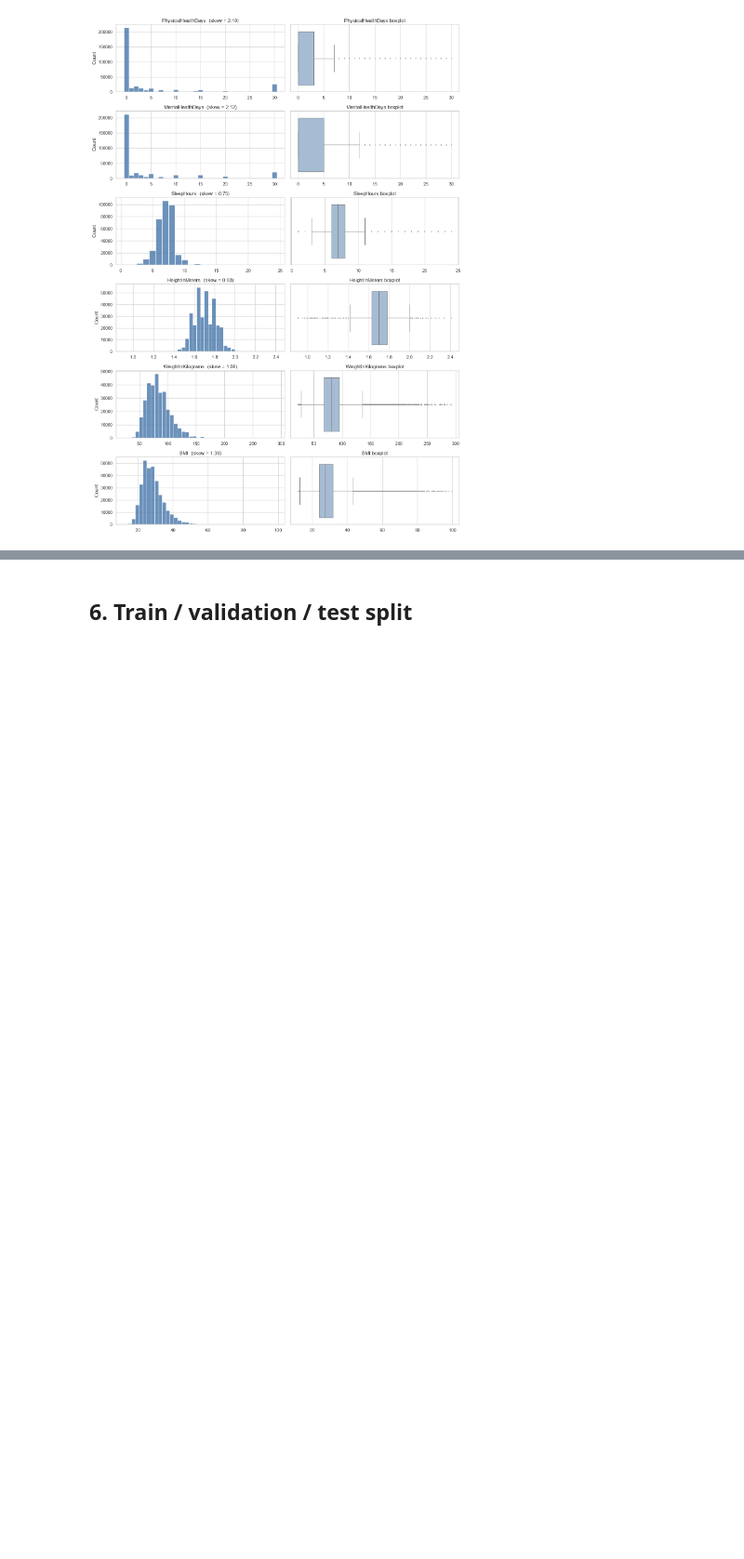
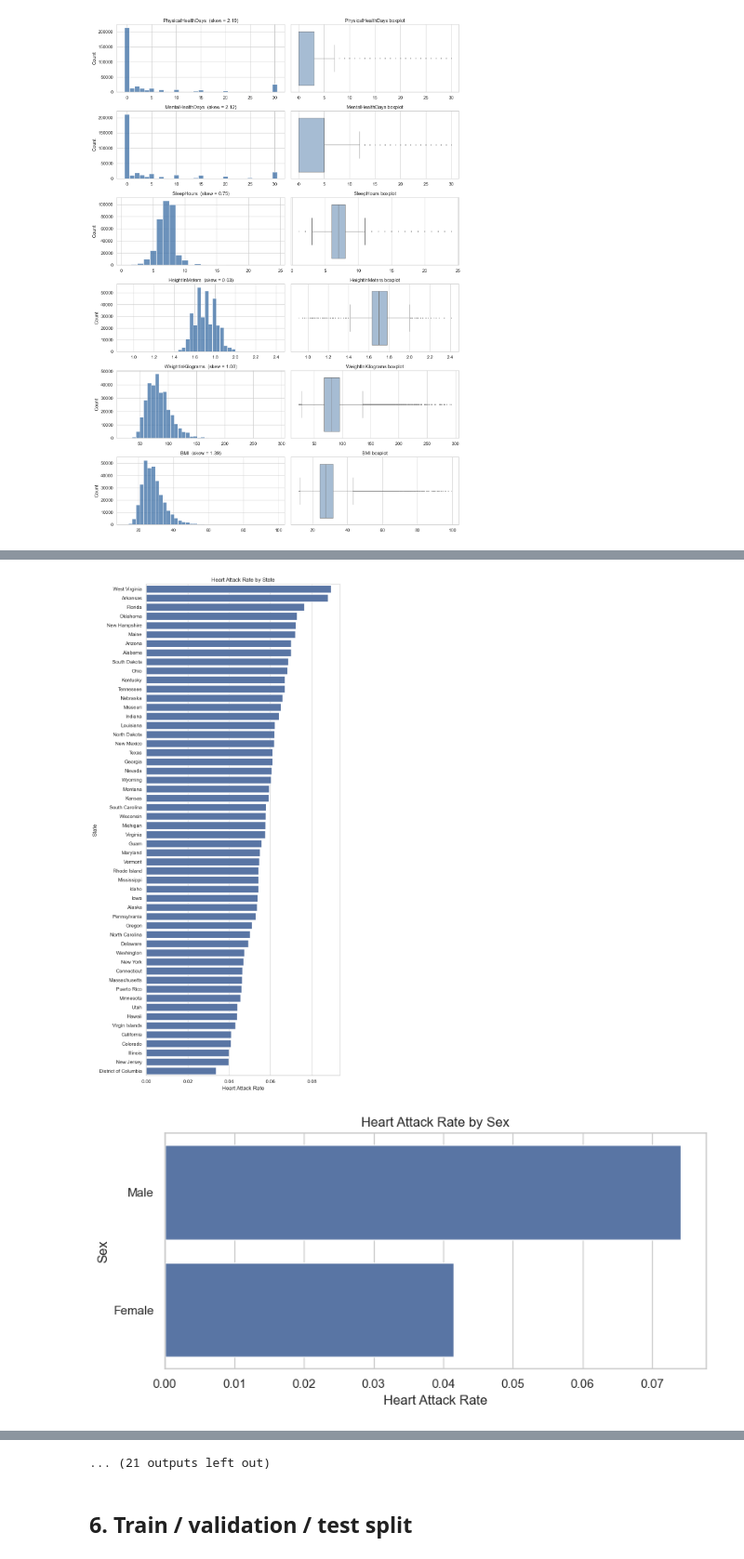
Before and after one commit to Break-Through-Tech/Healthcare-2A-predicting-heart-disease-risk-from-health-survey-indicators, a Jupyter notebook: Notebooks/milestone1_eda_starter.ipynb, the cells around one changed output, grey strips where cells are left out. Shown at 93% size. Saved outputs shown, nothing was run; the diff lists cells and outputs as text; code cells hidden in the pictures; blank space fills up the shorter version.

```diff
--- a/Notebooks/milestone1_eda_starter.ipynb
+++ b/Notebooks/milestone1_eda_starter.ipynb
@@ -556,2 +575,24 @@ plt.show()
 # %%
 # Bivariate for categorical features
+
+for col in cat_cols:
+    heart_attack_rate = (
+        train.groupby(col, observed=True)['target']
+        .mean().sort_values(ascending=False)
+    )
+    plt.figure(figsize=(8, max(4, len(heart_attack_rate) * 0.3)))
+
+    sns.barplot(
+        x=heart_attack_rate.values,
+        y=heart_attack_rate.index
+    )
+
+    plt.title(f'Heart Attack Rate by {col}')
+    plt.xlabel('Heart Attack Rate')
+    plt.ylabel(col)
+
+    plt.tight_layout()
+    plt.show()
+# %% [output]
+[figure, added]
+[figure, added]
@@ -558,3 +609,4 @@ plt.show()
+... (21 outputs left out)
 # %% [markdown]
 ## 6. Train / validation / test split
 # %%
```
Also changed, not shown: parts of 10 cells of this notebook.
